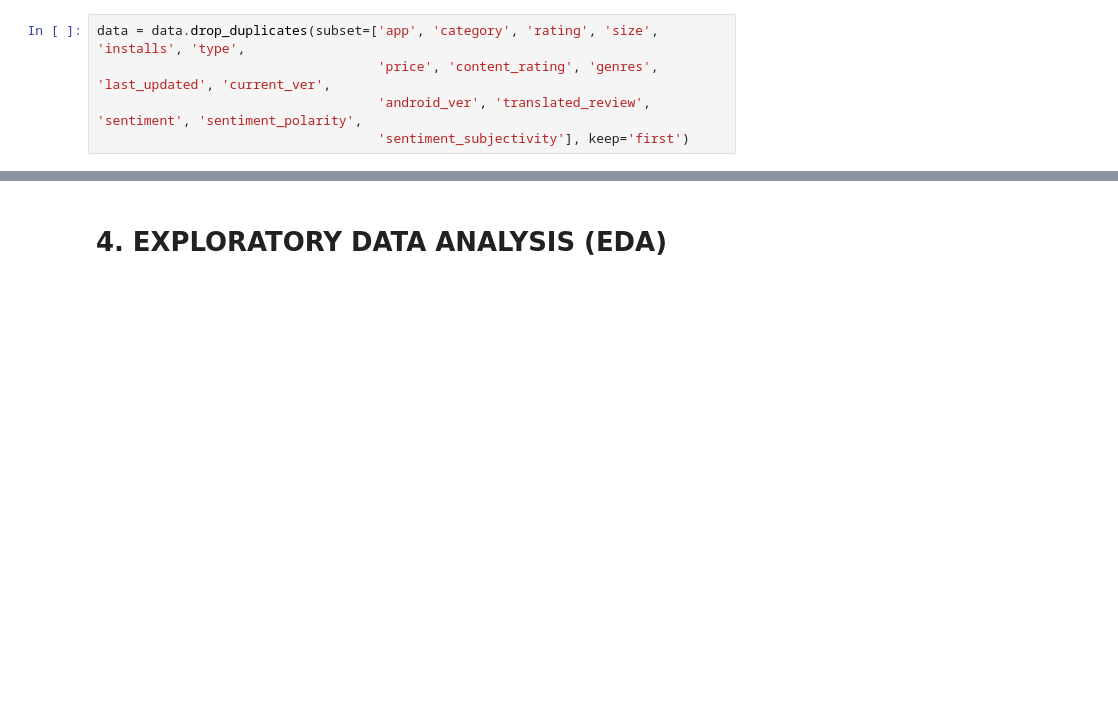
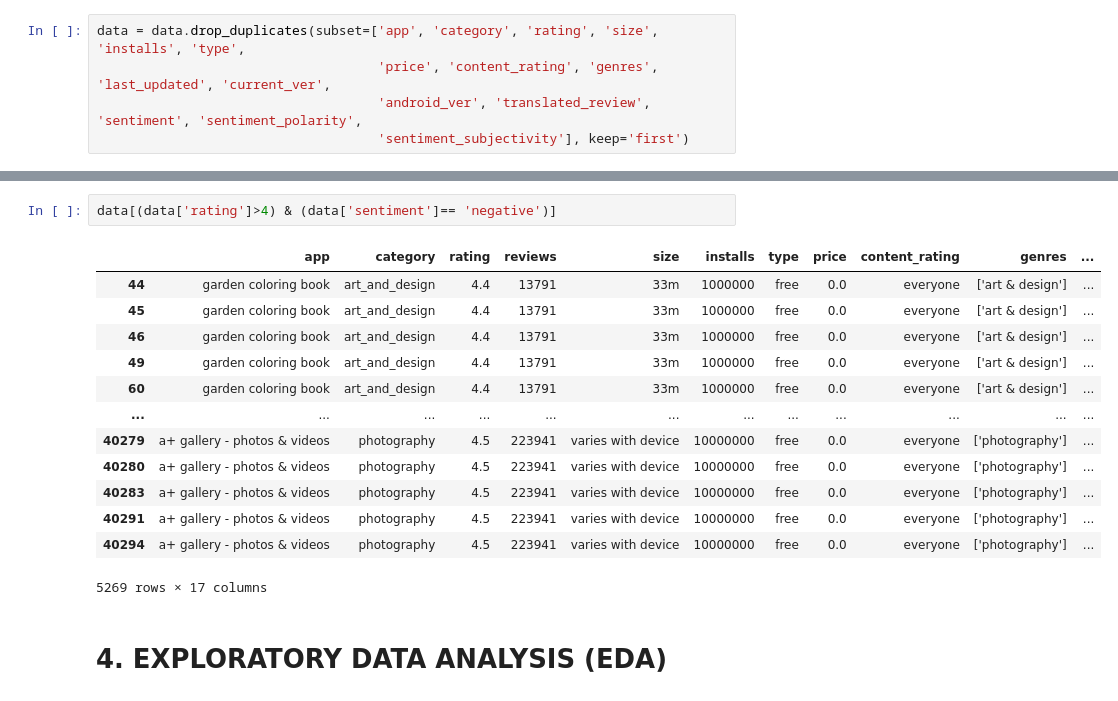
Before and after one commit to devinlee14/FTDS-009-HCK-group-002, a Jupyter notebook: EDA_model.ipynb, the cells around one changed output, grey strips where cells are left out. Saved outputs shown, nothing was run; the diff lists cells and outputs as text; blank space fills up the shorter version.

```diff
--- a/EDA_model.ipynb
+++ b/EDA_model.ipynb
@@ -117,3 +150,19 @@ data.shape
+# %%
+data[(data['rating']>4) & (data['sentiment']== 'negative')]
+# %% [output]
+|  | app | category | rating | reviews | size | installs | type | price | content_rating | genres | ... |
+| 44 | garden coloring book | art_and_design | 4.4 | 13791 | 33m | 1000000 | free | 0.0 | everyone | ['art & design'] | ... |
+| 45 | garden coloring book | art_and_design | 4.4 | 13791 | 33m | 1000000 | free | 0.0 | everyone | ['art & design'] | ... |
+| 46 | garden coloring book | art_and_design | 4.4 | 13791 | 33m | 1000000 | free | 0.0 | everyone | ['art & design'] | ... |
+| 49 | garden coloring book | art_and_design | 4.4 | 13791 | 33m | 1000000 | free | 0.0 | everyone | ['art & design'] | ... |
+| 60 | garden coloring book | art_and_design | 4.4 | 13791 | 33m | 1000000 | free | 0.0 | everyone | ['art & design'] | ... |
+| ... | ... | ... | ... | ... | ... | ... | ... | ... | ... | ... | ... |
+| 40279 | a+ gallery - photos & videos | photography | 4.5 | 223941 | varies with device | 10000000 | free | 0.0 | everyone | ['photography'] | ... |
+| 40280 | a+ gallery - photos & videos | photography | 4.5 | 223941 | varies with device | 10000000 | free | 0.0 | everyone | ['photography'] | ... |
+| 40283 | a+ gallery - photos & videos | photography | 4.5 | 223941 | varies with device | 10000000 | free | 0.0 | everyone | ['photography'] | ... |
+| 40291 | a+ gallery - photos & videos | photography | 4.5 | 223941 | varies with device | 10000000 | free | 0.0 | everyone | ['photography'] | ... |
+| 40294 | a+ gallery - photos & videos | photography | 4.5 | 223941 | varies with device | 10000000 | free | 0.0 | everyone | ['photography'] | ... |
+5269 rows × 17 columns
 # %% [markdown]
 # **4. EXPLORATORY DATA ANALYSIS (EDA)**
 # %% [markdown]
```
Also changed, not shown: parts of 8 cells of this notebook.
